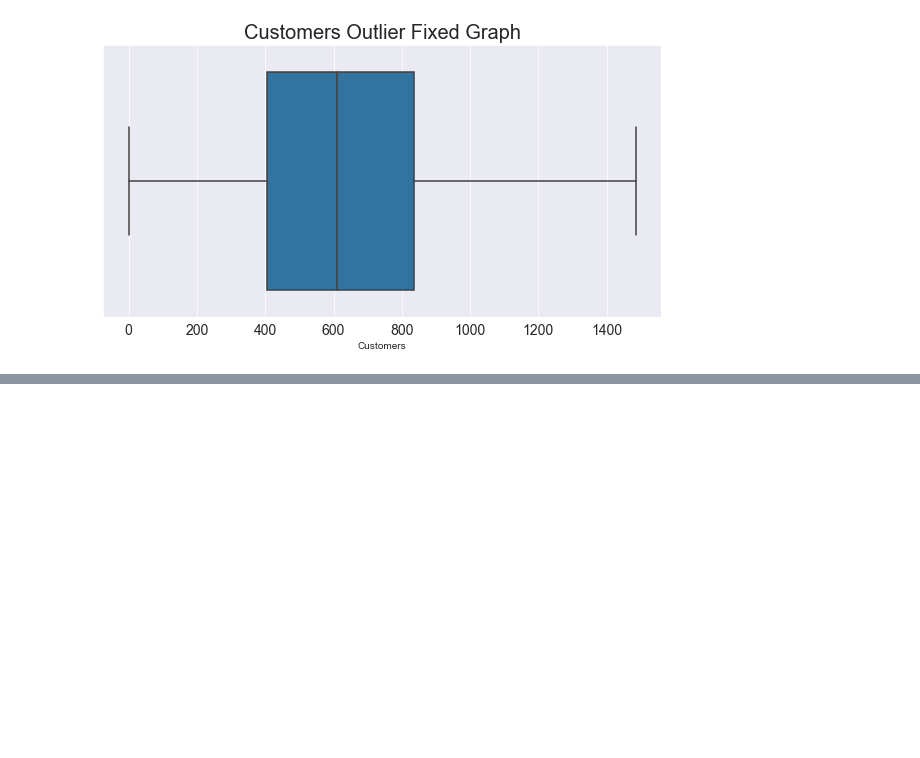
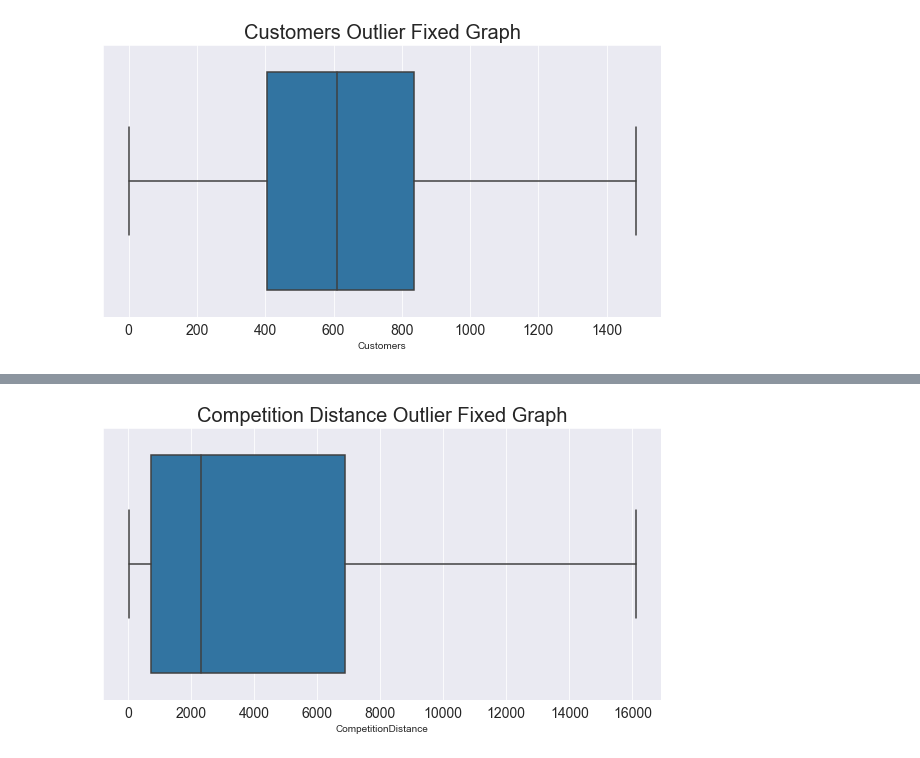
Before and after one commit to bkget/Pharmaceutical-Sales-Prediction, a Jupyter notebook: notebooks/1.data_preprocessing.ipynb, the cells around one changed output, grey strips where cells are left out. Saved outputs shown, nothing was run; the diff lists cells and outputs as text; code cells hidden in the pictures; blank space fills up the shorter version.

```diff
--- a/notebooks/1.data_preprocessing.ipynb
+++ b/notebooks/1.data_preprocessing.ipynb
@@ -346,0 +358,6 @@ plot.box_plot(df_train, df_train['Customers'], "Customers Outlier Fixed Graph")
+# %%
+df_outliers = DfOutlier(df_store)
+df_outliers.replace_outliers_with_iqr(['CompetitionDistance'])
+plot.box_plot(df_store, df_store['CompetitionDistance'], "Competition Distance Outlier Fixed Graph")
+# %% [output]
+[figure, added]
```
Also changed, not shown: parts of 2 cells of this notebook.
